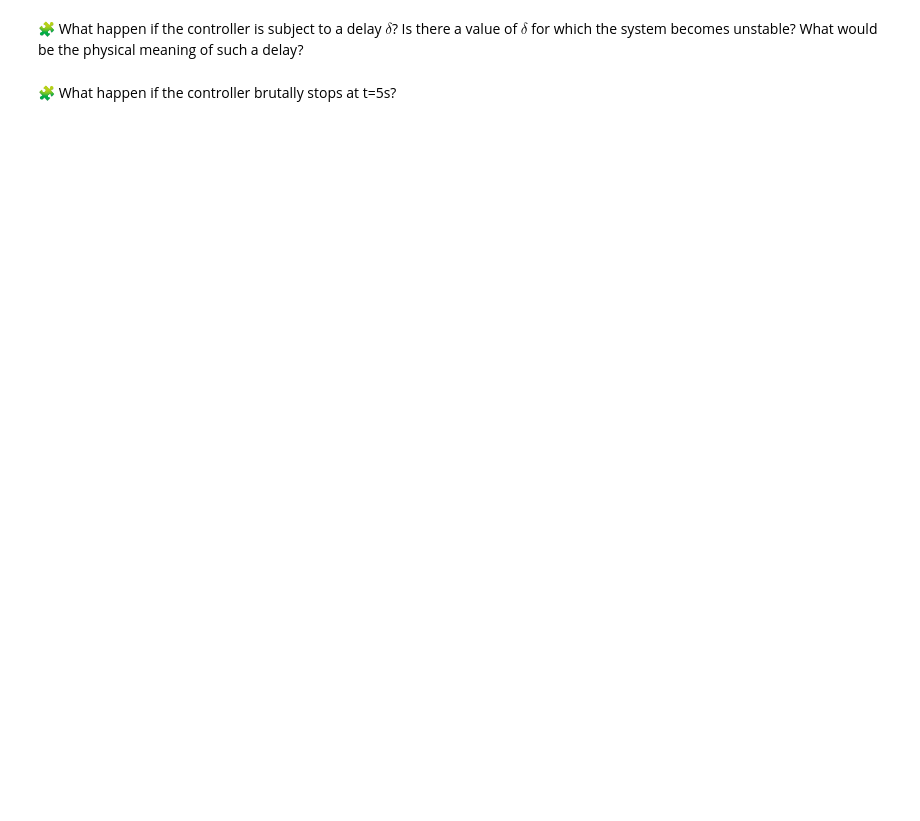
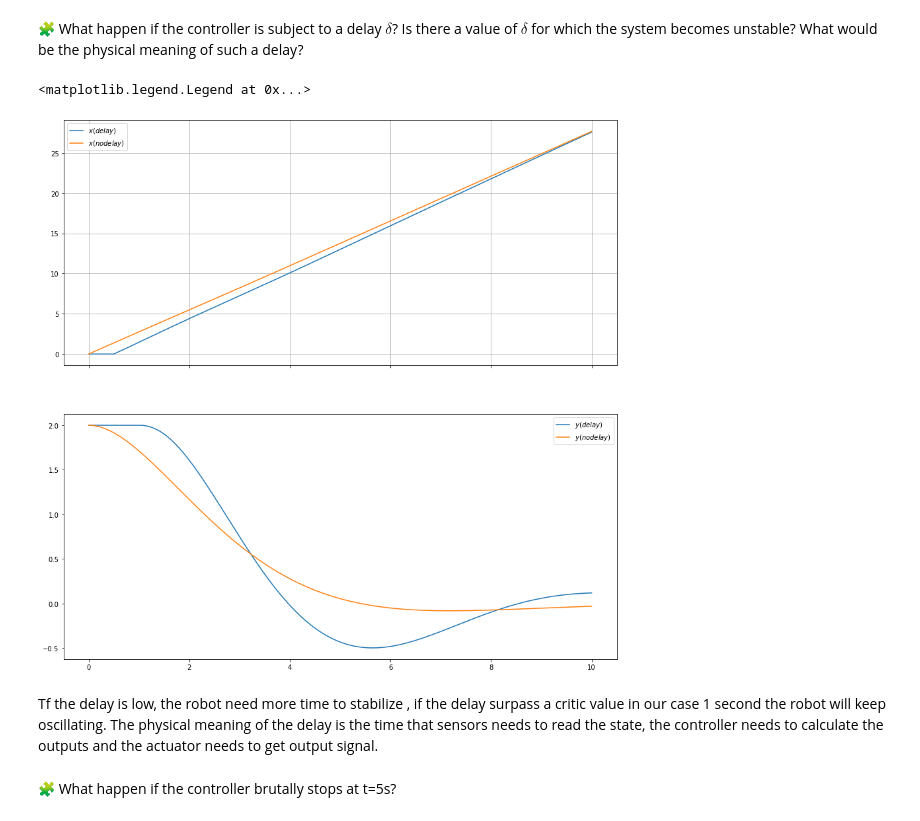
Before and after one commit to Ibtissame23/control-engineering-with-python-project-2021-2022, a Jupyter notebook: Project - Step 3.ipynb, the cells around one changed output. Cells and saved outputs as stored; diff of their text form; code cells hidden in the pictures; blank space fills up the shorter version.

```diff
--- a/Project - Step 3.ipynb
+++ b/Project - Step 3.ipynb
@@ -869,2 +920,60 @@ pass
+# %%
+x0=[0,2,0]
+xytheta_delayed=[x0]
+t_delayed=[0]
+delay=0.5
+
+last=array([0,0,0])
+def fun(t, xytheta):
+    global t_delayed
+    global xytheta_delayed
+    global last
+
+    t_delayed.append(t)
+    xytheta_delayed.append(xytheta)
+    #print(t)
+    #print(t_delayed[-1])
+    if t_delayed[-1]-t_delayed[0]>delay :
+        t_delayed=[t_delayed[i+1] for i in range(len(t_delayed)-1)]
+        xytheta=xytheta_delayed[0]
+        x, y, theta = xytheta
+        omega_l, omega_r = omega(t, xytheta)
+        dx = R * 0.5 * (omega_l + omega_r) * cos(theta)
+        dy = R * 0.5 * (omega_l + omega_r) * sin(theta)
+        dtheta = R * (omega_r - omega_l) / D
+
+        xytheta_delayed=[xytheta_delayed[i+1] for i in range(len(xytheta_delayed)-1)]
+        last=array([dx, dy, dtheta])
+
+        return array([dx, dy, dtheta])
+
+    return last
+step_sim=0.01
+t_sim = arange(step_sim,tf+step_sim,step_sim)
+x=[x0]
+dt_=0
+for dt in t_sim :
+    w=fun(dt, x[-1])
+    deltat=dt-dt_
+    dt_=dt
+    x.append([x[-1][0]+w[0]*deltat,x[-1][1]+w[1]*deltat,x[-1][2]+w[2]*deltat])
+
+
+
+fig=figure(figsize=(15, 15))
+ax1,ax2= fig.subplots(2, 1, sharex=True)
+ax1.grid(True)
+ax1.plot(np.insert(t_sim,0,0), [k[0] for k in x], label="$x(delay)$")
+ax2.plot(np.insert(t_sim,0,0), [k[1] for k in x], label="$y(delay)$")
+ax1.plot(t, x_n, label="$x(nodelay)$")
+ax2.plot(t, y_n, label="$y(nodelay)$")
+ax1.legend()
+ax2.legend()
+# %% [output]
+<matplotlib.legend.Legend at 0x...>
+[figure, added]
+# %% [markdown]
+Tf the delay is low, the robot need more time to stabilize , if the delay surpass a critic value in our case 1 second the robot will keep oscillating.
+The physical meaning of the delay is the time that sensors needs to read the state, the controller needs to calculate the outputs and the actuator needs to get output signal.
 # %% [markdown]
 🧩 What happen if the controller brutally stops at t=5s?
```
Also changed, not shown: parts of 17 cells of this notebook.
